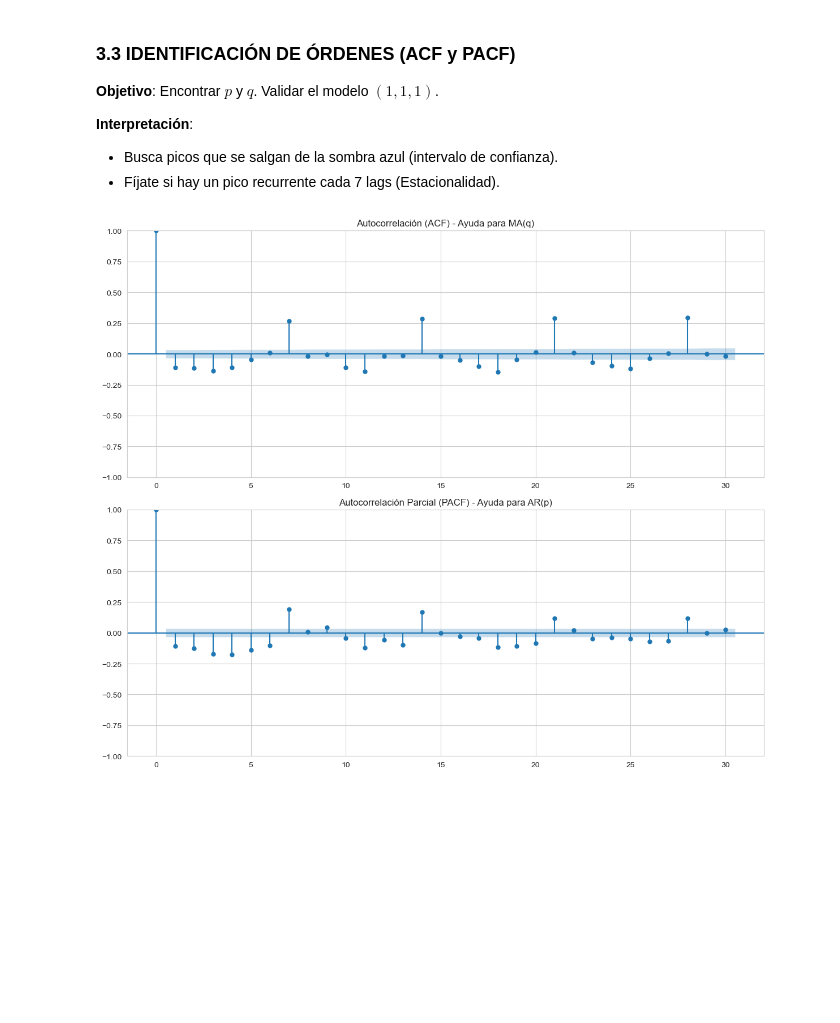
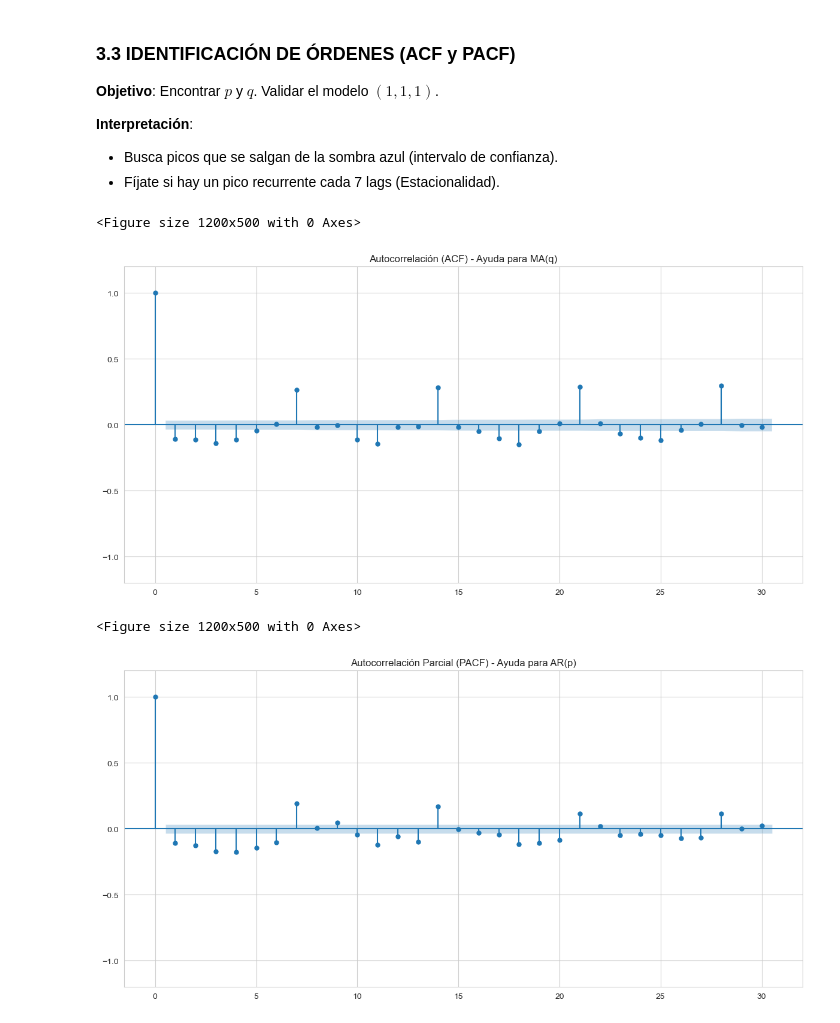
Before and after one commit to CesarArcano97/steam-time-series-modeling, a Jupyter notebook: notebooks/Analisis_y_Diagnostico_TS.ipynb, the cells around one changed output. Drawn from its saved outputs; the diff is of its cells as text; code cells hidden in the pictures; blank space fills up the shorter version.

Commit message:
Actualizar análisis de series de tiempo y agregar figuras de resultados

```diff
--- a/notebooks/Analisis_y_Diagnostico_TS.ipynb
+++ b/notebooks/Analisis_y_Diagnostico_TS.ipynb
@@ -246,19 +244,21 @@ Resultado: Rechazamos H0 -> La serie es ESTACIONARIA.
 - Busca picos que se salgan de la sombra azul (intervalo de confianza).
 - Fíjate si hay un pico recurrente cada 7 lags (Estacionalidad).
 # %%
-fig, ax = plt.subplots(2, 1, figsize=(12, 10))
-
-# Usamos la serie diferenciada (porque asumimos que d=1 es necesario)
-# dropna() es vital porque la diferenciación crea un NaN al inicio
+# Graficar ACF y PACF en figuras separadas con límites de eje y ajustados
 series_to_plot = df_clean['diff_jugadores'].dropna()
-
-# ACF: Ayuda a identificar q (MA)
-plot_acf(series_to_plot, lags=30, ax=ax[0], title="Autocorrelación (ACF) - Ayuda para MA(q)")
-
-# PACF: Ayuda a identificar p (AR)
-plot_pacf(series_to_plot, lags=30, ax=ax[1], title="Autocorrelación Parcial (PACF) - Ayuda para AR(p)")
-
+plt.figure(figsize=(12, 5))
+acf_plot = plot_acf(series_to_plot, lags=30, title="Autocorrelación (ACF) - Ayuda para MA(q)")
+acf_plot.axes[0].set_ylim(-1.2, 1.2)
 plt.tight_layout()
 plt.show()
+
+plt.figure(figsize=(12, 5))
+pacf_plot = plot_pacf(series_to_plot, lags=30, title="Autocorrelación Parcial (PACF) - Ayuda para AR(p)")
+pacf_plot.axes[0].set_ylim(-1.2, 1.2)
+plt.tight_layout()
+plt.show()
 # %% [output]
+<Figure size 1200x500 with 0 Axes>
-[figure, old version]
+[figure, new version]
+<Figure size 1200x500 with 0 Axes>
+[figure, added]
```
Also changed, not shown: parts of 6 cells of this notebook, 6 other files.
